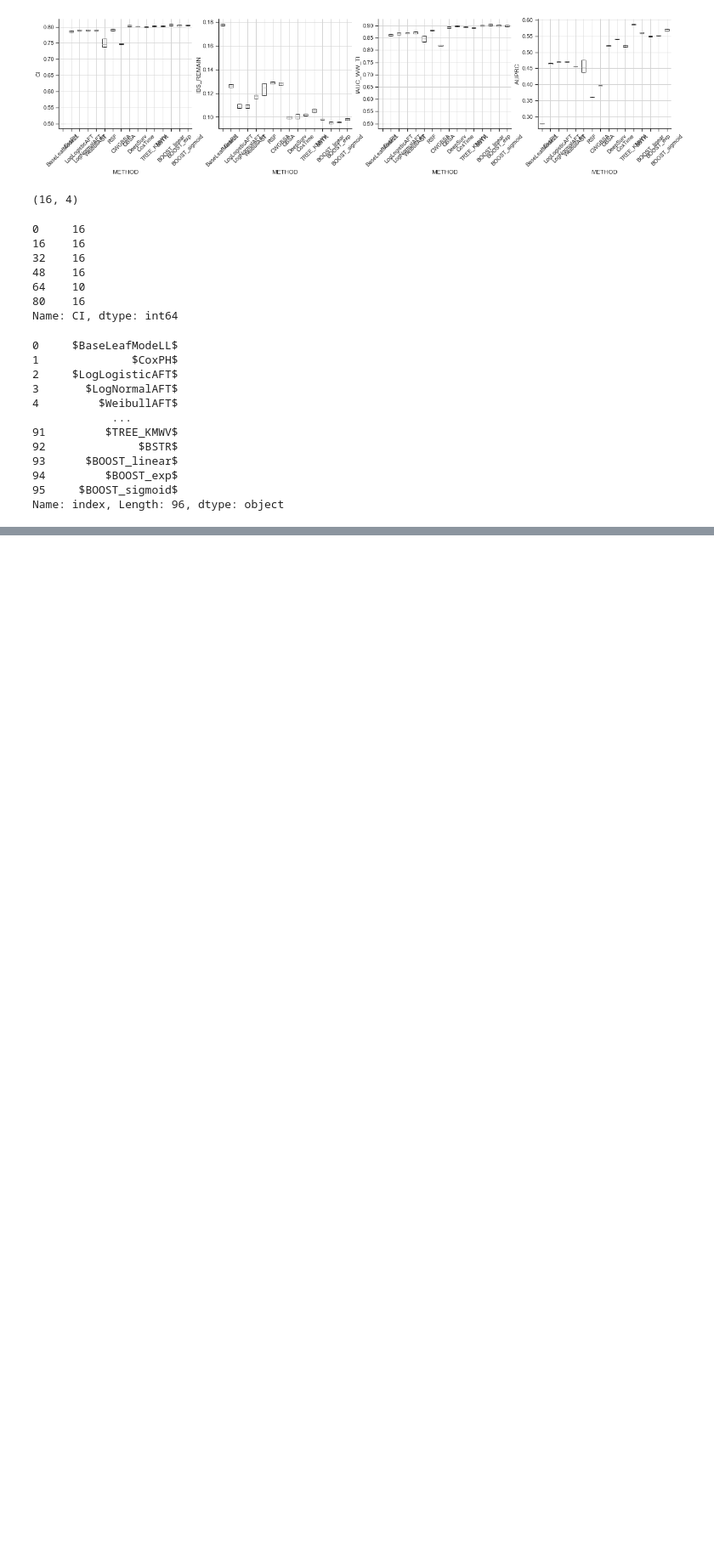
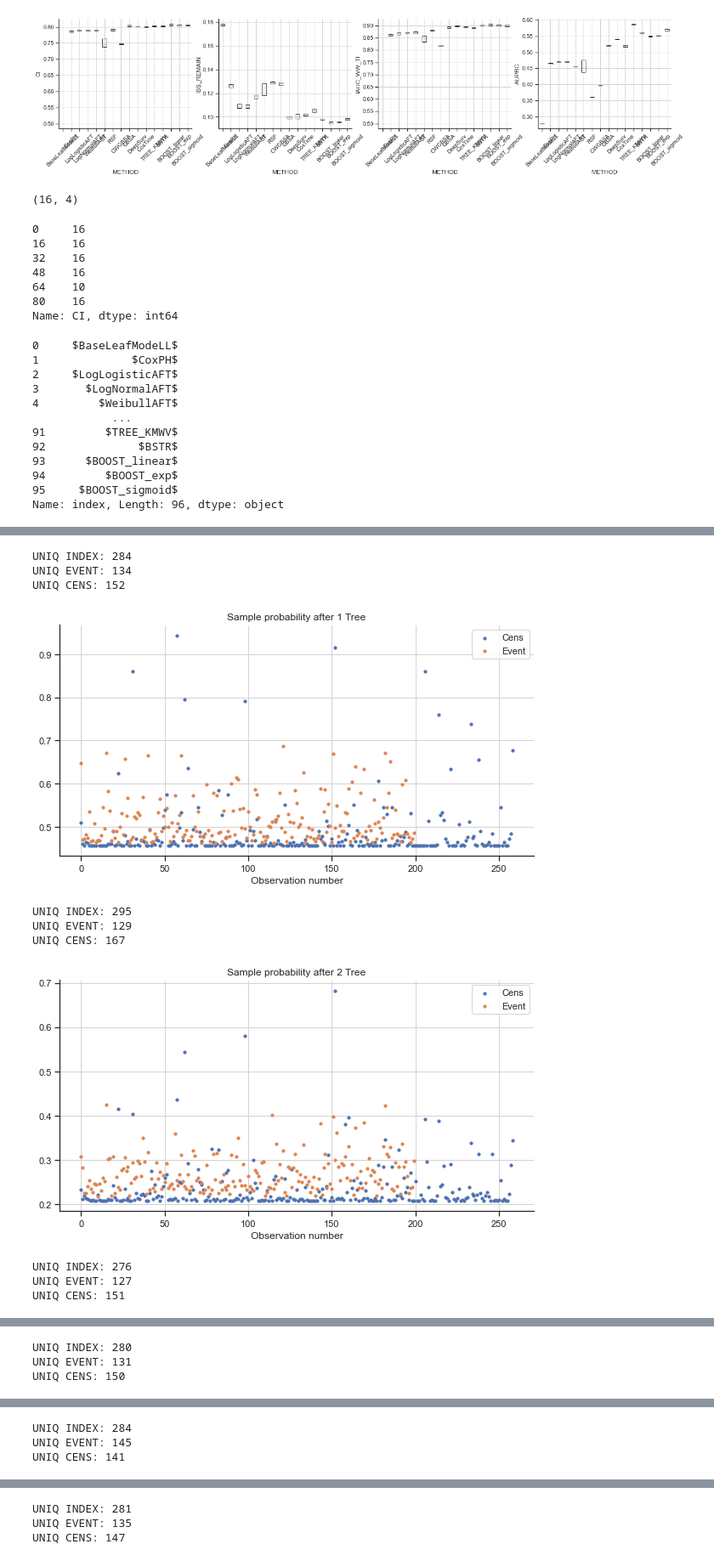
Before and after one commit to iuliivasilev/dev-survivors, a Jupyter notebook: demonstration/Dissertation/Chapter4_Ensembles.ipynb, the cells around one changed output, grey strips where cells are left out. Shown at 85% size. Cells and saved outputs as stored; diff of their text form; code cells hidden in the pictures; blank space fills up the shorter version.

```diff
--- a/demonstration/Dissertation/Chapter4_Ensembles.ipynb
+++ b/demonstration/Dissertation/Chapter4_Ensembles.ipynb
@@ -1006,0 +1119,47 @@ Name: index, Length: 96, dtype: object
+# %%
+from survivors.ensemble import IBSProbBoostingCRAID
+from survivors.ensemble.boosting import arc_x4
+
+class BoostVisualizer(IBSProbBoostingCRAID):
+    def update_weight(self, index, wei_i):
+        super().update_weight(index, wei_i)
+        self.visualize_weights(index)
+
+    def visualize_weights(self, train_index):
+        fig, axis = plt.subplots(figsize=(10, 5))
+        print("UNIQ INDEX:", len(np.unique(train_index)))
+        print("UNIQ EVENT:", len(np.unique(train_index * self.y_train[train_index]["cens"])))
+        print("UNIQ CENS:", len(np.unique(train_index * (1 - self.y_train[train_index]["cens"]))))
+        w = self.weights
+        axis.set_title(f"Sample probability after {len(self.bettas)} Tree")
+        axis.scatter(range(len(w[~self.y_train["cens"]])),
+                        w[~self.y_train["cens"]], 10, label = "Cens")
+        axis.scatter(range(len(w[self.y_train["cens"]])),
+                        w[self.y_train["cens"]], 10, label = "Event")
+        axis.set_xlabel("Observation number")
+        axis.legend()
+        plt.show()
+
+proboost_params = {
+ 'balance': None,
+ "with_arc": False,
+ 'aggreg_func': 'wei', 'all_weight': True, 'categ': categ,
+ 'criterion': 'logrank', 'depth': 20, 'ens_metric_name': 'ibs',
+ 'leaf_model': 'base', 'max_features': "sqrt", 'min_samples_leaf': 10,
+ 'n_estimators': 30, 'n_jobs': 2, 'size_sample': 1.0
+}
+
+proboost = BoostVisualizer(**proboost_params)
+proboost.fit(X_tr, y_tr)
+# %% [output]
+UNIQ INDEX: 284
+UNIQ EVENT: 134
+UNIQ CENS: 152
+[figure, added]
+UNIQ INDEX: 295
+UNIQ EVENT: 129
+UNIQ CENS: 167
+[figure, added]
+UNIQ INDEX: 276
+UNIQ EVENT: 127
+UNIQ CENS: 151
@@ -1006,0 +1167,3 @@ Name: index, Length: 96, dtype: object
+UNIQ INDEX: 280
+UNIQ EVENT: 131
+UNIQ CENS: 150
@@ -1006,0 +1171,3 @@ Name: index, Length: 96, dtype: object
+UNIQ INDEX: 284
+UNIQ EVENT: 145
+UNIQ CENS: 141
@@ -1006,0 +1175,3 @@ Name: index, Length: 96, dtype: object
+UNIQ INDEX: 281
+UNIQ EVENT: 135
+UNIQ CENS: 147
```
Also changed, not shown: parts of 6 cells of this notebook.
